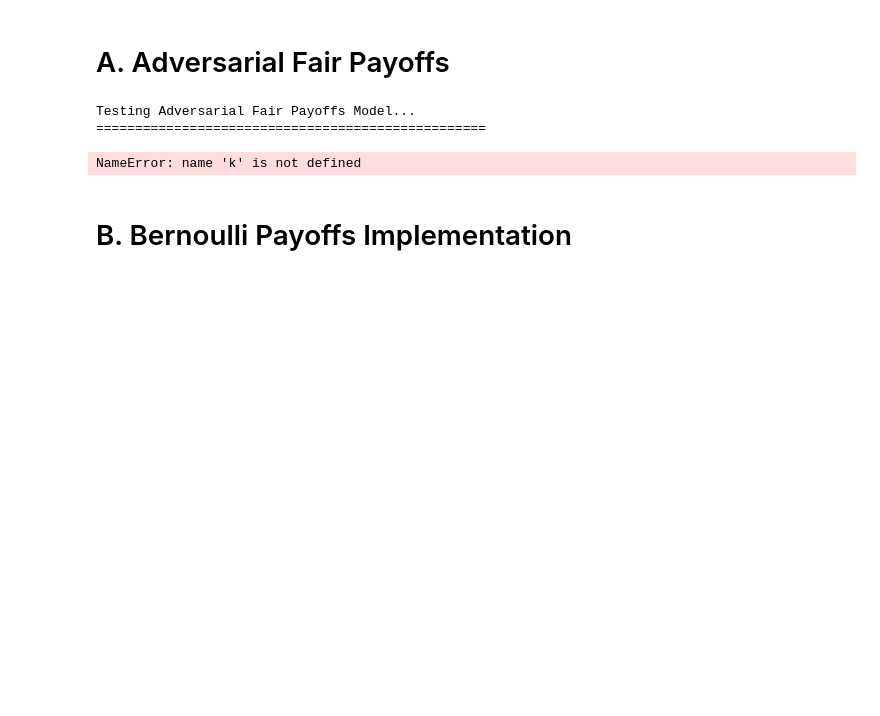
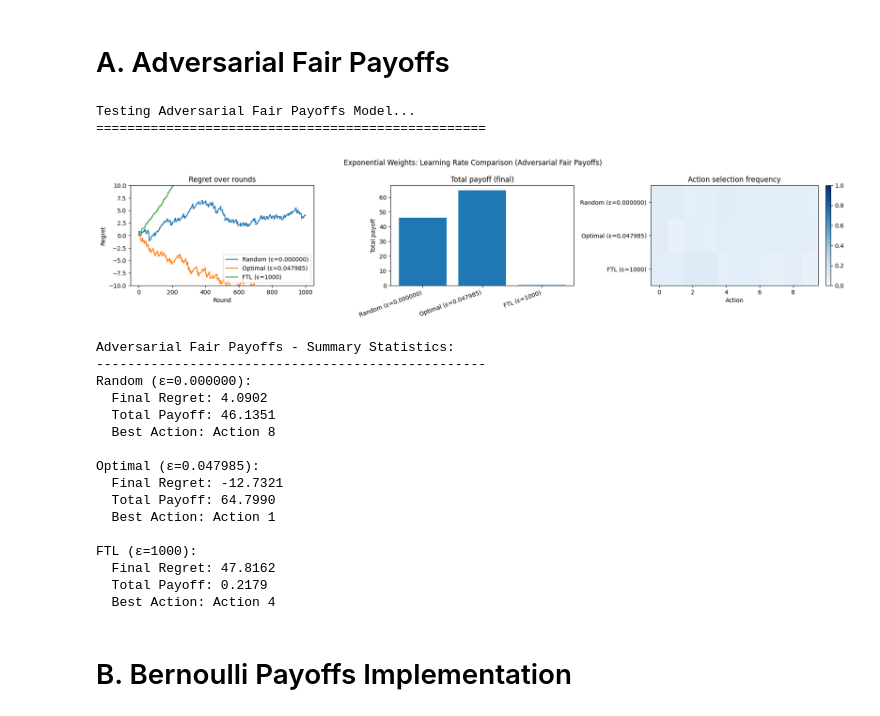
Before and after one commit to KoshiHarashima/CS332, a Jupyter notebook: 332Project2/code/analysis.ipynb, the cells around one changed output. Drawn from its saved outputs; the diff is of its cells as text; code cells hidden in the pictures; blank space fills up the shorter version.

```diff
--- a/332Project2/code/analysis.ipynb
+++ b/332Project2/code/analysis.ipynb
@@ -24,17 +58,11 @@ os.makedirs('../../figures', exist_ok=True)
 # %%
-# Load Pachinko data
-pachinko_data = pd.read_csv('../../data/data_pachinko.csv')
+# Define variables and learning rates
+k = 10  # actions
+n = 1000  #  rounds
 
-print("Pachinko Data Overview:")
-print("=" * 50)
-print(f"Number of machines: {len(pachinko_data)}")
-print("\nData columns:")
-for col in pachinko_data.columns:
-    print(f"  - {col}")
-
-# Three important learning rates to compare:
+# Three learning rates to compare:
 # 1. Random
-epsilon_random = 0.001
+epsilon_random = 0
 
 # 2. Theoretical optimal
 epsilon_optimal = np.sqrt(np.log(k) / n)
@@ -256,44 +208,57 @@ class AdversarialFairPayoffs:
 print("Testing Adversarial Fair Payoffs Model...")
 print("=" * 50)
 
-# Create payoff generator
-adversarial_generator = AdversarialFairPayoffs(k)
-
-# Test with different learning rates
+# Test with different learning rates (fresh generator per run)
 ew_random_adv = ExponentialWeights(k, epsilon_random, n)
 ew_optimal_adv = ExponentialWeights(k, epsilon_optimal, n)
 ew_ftl_adv = ExponentialWeights(k, epsilon_ftl, n)
 
-# Run algorithms
-results_random_adv = ew_random_adv.run_algorithm(adversarial_generator.generate_payoffs)
-results_optimal_adv = ew_optimal_adv.run_algorithm(adversarial_generator.generate_payoffs)
-results_ftl_adv = ew_ftl_adv.run_algorithm(adversarial_generator.generate_payoffs)
+# Run algorithms with independent generators
+results_random_adv = ew_random_adv.run_algorithm(AdversarialFairPayoffs(k).generate_payoffs)
+results_optimal_adv = ew_optimal_adv.run_algorithm(AdversarialFairPayoffs(k).generate_payoffs)
+results_ftl_adv = ew_ftl_adv.run_algorithm(AdversarialFairPayoffs(k).generate_payoffs)
 
 # Create results dictionary for adversarial payoffs
 results_dict_adv = {
     f'Random (ε={epsilon_random:.6f})': results_random_adv,
     f'Optimal (ε={epsilon_optimal:.6f})': results_optimal_adv,
     f'FTL (ε={epsilon_ftl})': results_ftl_adv
 }
 
-# Plot comparison for adversarial payoffs
-plot_learning_rate_comparison(results_dict_adv, "Exponential Weights: Learning Rate Comparison (Adversarial Fair Payoffs)")
+# Plot comparison for adversarial payoffs (zoom y-axis around 0)
+plot_learning_rate_comparison(results_dict_adv, "Exponential Weights: Learning Rate Comparison (Adversarial Fair Payoffs)", y_lim=(-10, 10))
 
 # Print summary statistics for adversarial payoffs
 print("\nAdversarial Fair Payoffs - Summary Statistics:")
 print("-" * 50)
 for name, results in results_dict_adv.items():
     final_regret = results['regret_history'][-1]
     total_payoff = results['total_payoff']
     print(f"{name}:")
     print(f"  Final Regret: {final_regret:.4f}")
     print(f"  Total Payoff: {total_payoff:.4f}")
     print(f"  Best Action: Action {np.argmax(results['cumulative_payoffs'])}")
     print()
 # %% [output]
 Testing Adversarial Fair Payoffs Model...
 ==================================================
+[figure, added]
-NameError: name 'k' is not defined
+Adversarial Fair Payoffs - Summary Statistics:
+--------------------------------------------------
+Random (ε=0.000000):
+  Final Regret: 4.0902
+  Total Payoff: 46.1351
+  Best Action: Action 8
+
+Optimal (ε=0.047985):
+  Final Regret: -12.7321
+  Total Payoff: 64.7990
+  Best Action: Action 1
+
+FTL (ε=1000):
+  Final Regret: 47.8162
+  Total Payoff: 0.2179
+  Best Action: Action 4
 # %% [markdown]
 # B. Bernoulli Payoffs Implementation
 # %%
```
Also changed, not shown: parts of 20 cells of this notebook, 1 other file.
